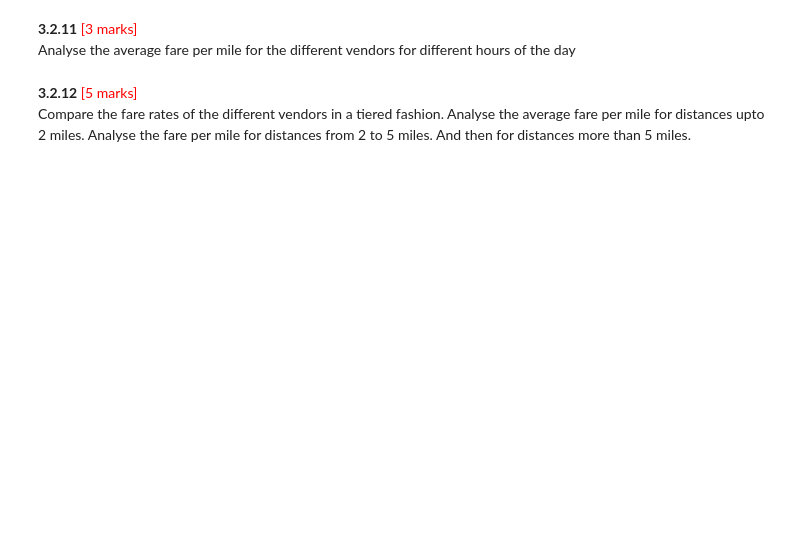
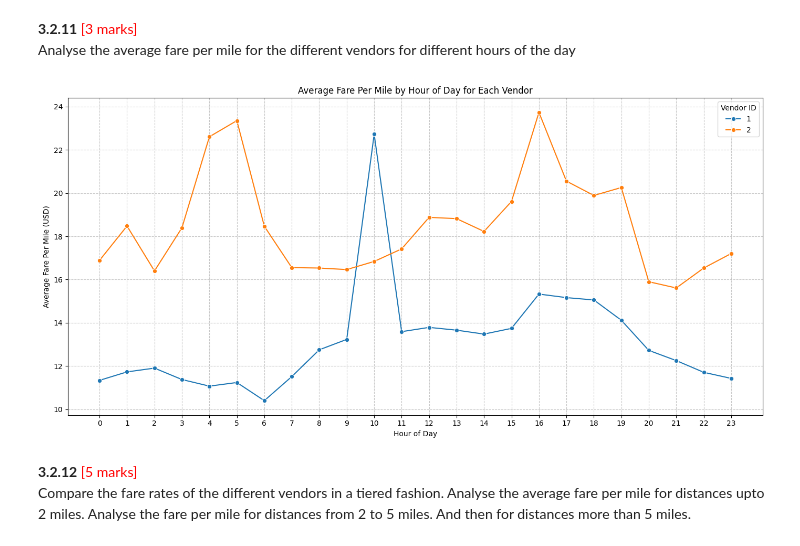
Before and after one commit to mayuresh-tungare/eda-assignment, a Jupyter notebook: EDA_Assg_NYC_Taxi_Starter.ipynb, the cells around one changed output. Cells and saved outputs as stored; diff of their text form; code cells hidden in the pictures; blank space fills up the shorter version.

```diff
--- a/EDA_Assg_NYC_Taxi_Starter.ipynb
+++ b/EDA_Assg_NYC_Taxi_Starter.ipynb
@@ -1355,3 +1428,31 @@ Analyse the average fare per mile for the different vendors for different hours
+# %%
+# Compare fare per mile for different vendors
+
+# Filter out trips with 0 trip_distance to avoid division by zero
+df_vendor_fare_analysis = sample_df[sample_df['trip_distance'] > 0].copy()
+
+# Calculate fare per mile
+df_vendor_fare_analysis['fare_per_mile'] = df_vendor_fare_analysis['total_amount'] / df_vendor_fare_analysis['trip_distance']
+
+# Extract pickup hour
+df_vendor_fare_analysis['pickup_hour'] = df_vendor_fare_analysis['tpep_pickup_datetime'].dt.hour
+
+# Group by VendorID and pickup_hour to find the average fare per mile
+avg_fare_per_mile_vendor_hourly = df_vendor_fare_analysis.groupby(['VendorID', 'pickup_hour'])['fare_per_mile'].mean().reset_index()
+
+# Visualize the results
+plt.figure(figsize=(14, 7))
+sns.lineplot(x='pickup_hour', y='fare_per_mile', hue='VendorID', data=avg_fare_per_mile_vendor_hourly, marker='o', palette='tab10')
+plt.title('Average Fare Per Mile by Hour of Day for Each Vendor')
+plt.xlabel('Hour of Day')
+plt.ylabel('Average Fare Per Mile (USD)')
+plt.xticks(range(0, 24))
+plt.grid(True, linestyle='--', alpha=0.7)
+plt.legend(title='Vendor ID')
+plt.tight_layout()
+plt.show()
+# %% [output]
+[figure, added]
 # %% [markdown]
 **3.2.12** <font color = red>[5 marks]</font> <br>
 Compare the fare rates of the different vendors in a tiered fashion. Analyse the average fare per mile for distances upto 2 miles. Analyse the fare per mile for distances from 2 to 5 miles. And then for distances more than 5 miles.
```
Also changed, not shown: parts of 16 cells of this notebook.
